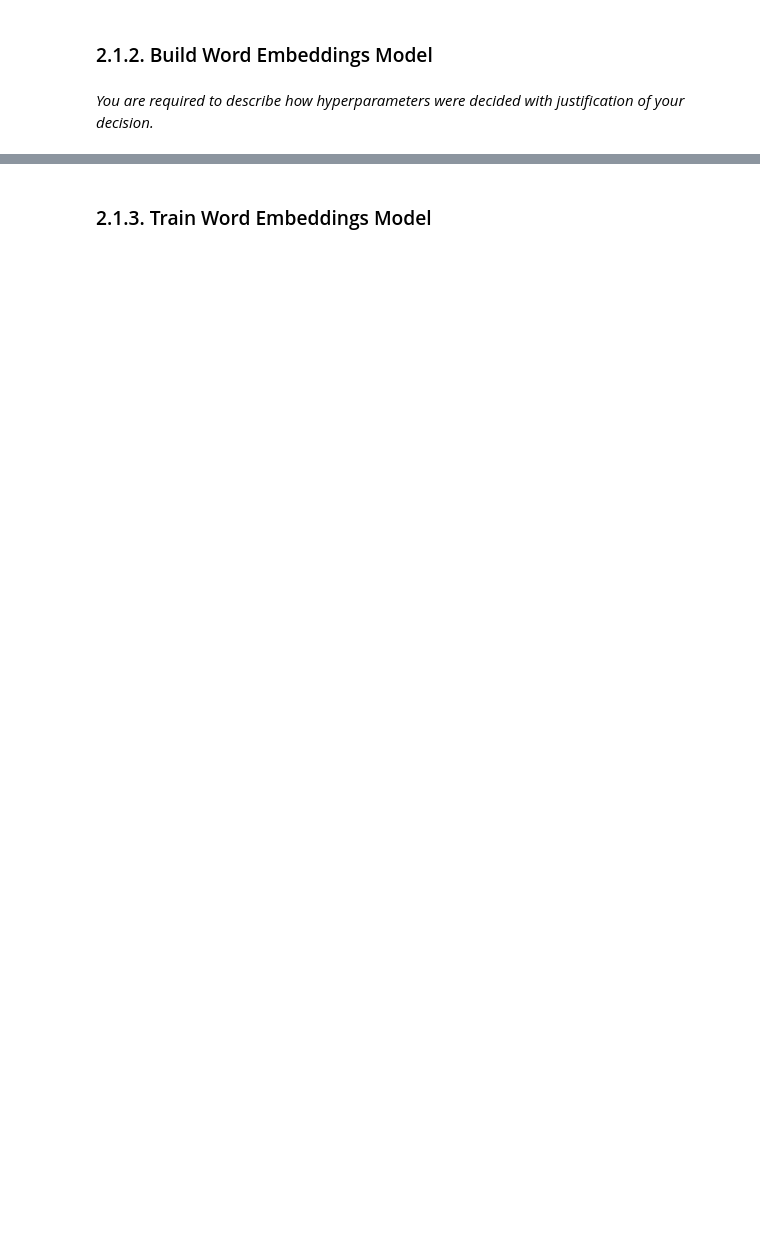
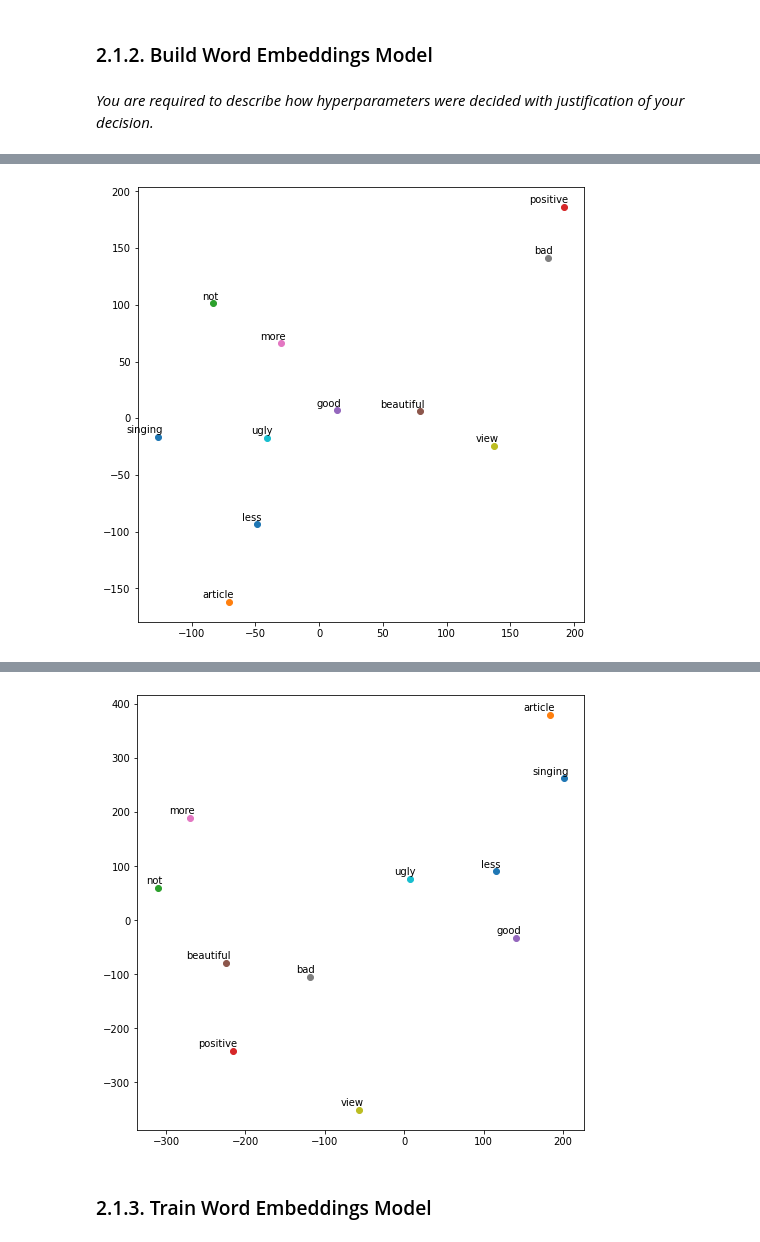
Before and after one commit to Dovermore/COMP5046-ass1, a Jupyter notebook: zhua9812_COMP5046_Ass1.ipynb, the cells around one changed output, grey strips where cells are left out. Drawn from its saved outputs; the diff is of its cells as text; code cells hidden in the pictures; blank space fills up the shorter version.

```diff
--- a/zhua9812_COMP5046_Ass1.ipynb
+++ b/zhua9812_COMP5046_Ass1.ipynb
@@ -842,0 +205,22 @@ y_batch = y_batch.to(device)
+# %%
+test_embedding_dim = 6
+test_window = 3
+perplexity = 3
+test_w2v_model = make_w2v_model(X=toy_data, embedding_dim=test_embedding_dim,
+                                window=test_window, ckpt_base="test_w2v", addtime=True)
+_ = plot_w2v_topk(test_w2v_model, toy_data, method="TSNE", k=100, perplexity=perplexity)
+# _ = plot_w2v_topk(test_w2v_model, toy_data, method="PCA", k=100)
+# vocab_list = test_w2v_model.data_transformer.token_list
+# plot_annotate(*list(zip(*test_w2v_model.net.embedding.weight.detach().numpy())), vocab_list)
+# plt.show()
+test_w2v_model.train(train_data=toy_data, epochs=2000, batch_display_interval=50)
+_ = plot_w2v_topk(test_w2v_model, toy_data, method="TSNE", k=100, perplexity=perplexity)
+# _ = plot_w2v_topk(test_w2v_model, toy_data, method="PCA", k=100)
+# vocab_list = test_w2v_model.data_transformer.token_list
+# plot_annotate(*list(zip(*test_w2v_model.net.embedding.weight.detach().numpy())), vocab_list)
+# plt.show()
+
+
+# Negative words seems to have clustered together
+# %% [output]
+[figure, added]
@@ -843,2 +246,3 @@ y_batch = y_batch.to(device)
+[figure, added]
 # %% [markdown]
 ### 2.1.3. Train Word Embeddings Model
```
Also changed, not shown: parts of 70 cells of this notebook.
